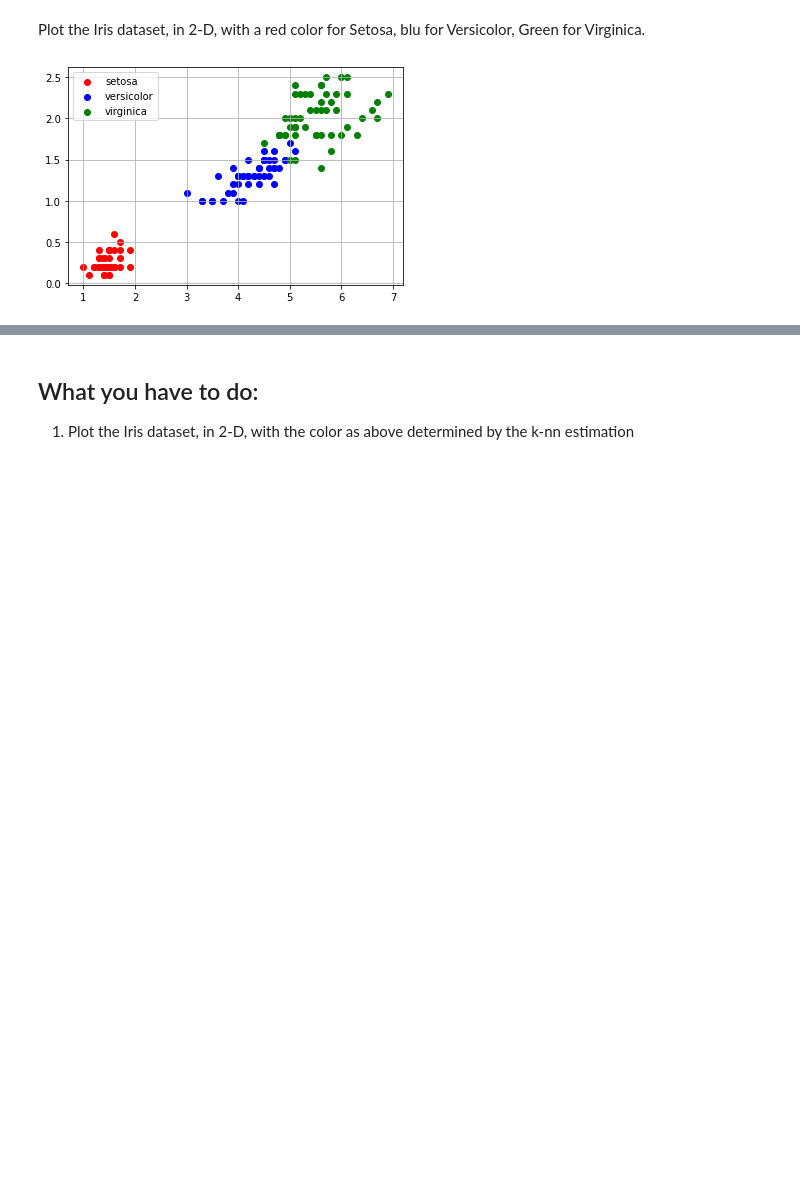
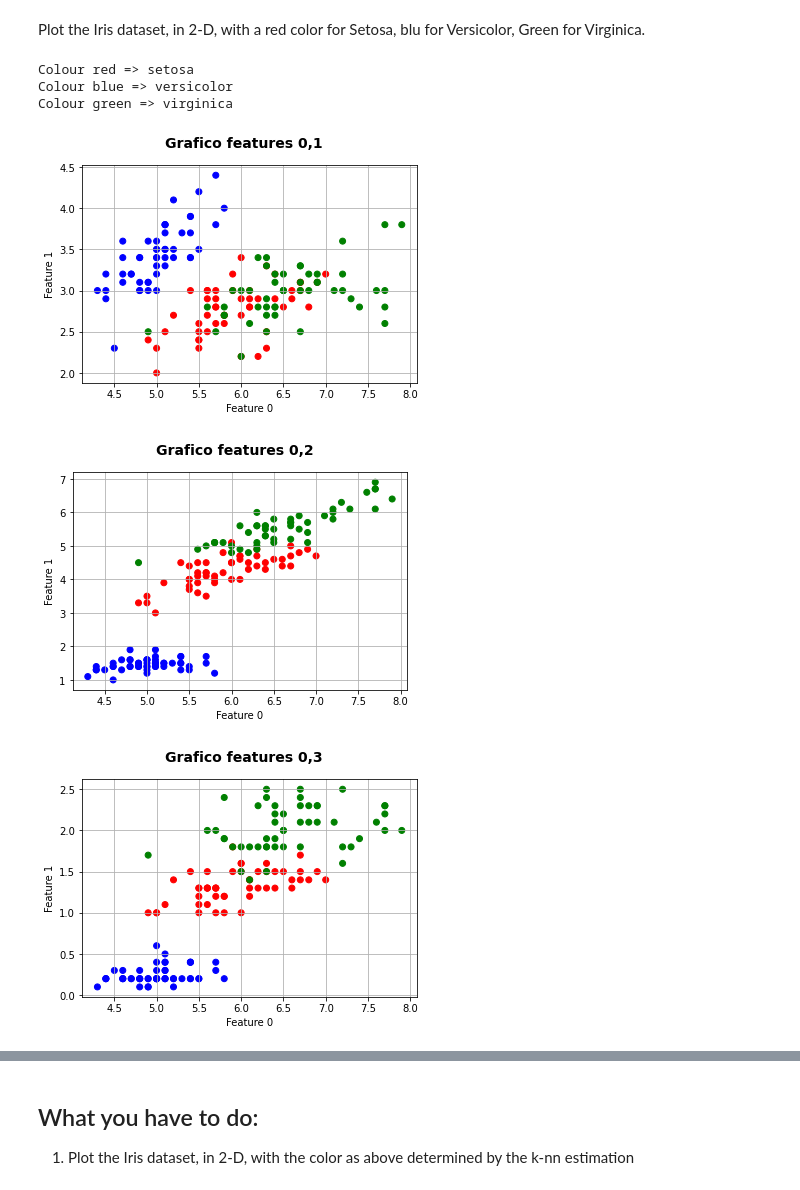
Before and after one commit to AlbertoCampini/AAUT, a Jupyter notebook: classification_iris_knn_aa_21_22.ipynb, the cells around one changed output, grey strips where cells are left out. Drawn from its saved outputs; the diff is of its cells as text; code cells hidden in the pictures; blank space fills up the shorter version.

```diff
--- a/classification_iris_knn_aa_21_22.ipynb
+++ b/classification_iris_knn_aa_21_22.ipynb
@@ -293,22 +293,46 @@ best accuracy=0.9666666666666667
 [figure]
 # %% [markdown]
 Plot the Iris dataset, in 2-D, with a red color for Setosa, blu for Versicolor, Green for Virginica.
-# %%
-fig, ax = plt.subplots()
-colors = {
-    "setosa": "red",
-    "versicolor": "blue",
-    "virginica": "green"
-}
-for name in range(len(iris.target_names)): # Per ogni classe di iris
-    d = iris.data[iris.target == name] # Prendo tutti i dati della classe i
-    x = d[:, 2:3] # Ascisse dei punti
-    y = d[:, 3:4] # Ordinate dei punti
-    ax.scatter(x, y, c=colors[iris.target_names[name]], label=iris.target_names[name]) # Plottiamo i punti
-
-ax.legend() # Ne aggiungiamo una legenda
-ax.grid(True) # Aggiungiamo una griglia
-plt.show() # Mostriamo il grafico
-# Vediamo chiaramente che Versicolor e Virginica sono difficili da classificare in modo corretto
-# %% [output]
-[figure, removed]
+# %%
+import numpy as np
+from numpy import zeros
+from sklearn import neighbors
+from sklearn.datasets import load_iris
+iris = load_iris()
+from sklearn.model_selection import train_test_split
+iris = load_iris()
+
+import matplotlib.pyplot as plt
+
+colors=['r','g','b']
+
+print("Colour red => "+str(iris.target_names[0]))
+print("Colour blue => "+str(iris.target_names[1]))
+print("Colour green => "+str(iris.target_names[2]))
+
+
+for (index_1,index_2) in [(0,1),(0,2),(0,3),(1,2),(1,3),(2,3)]:
+  fig = plt.figure()
+  fig.suptitle('Grafico features '+str(index_1)+","+str(index_2), fontsize=14, fontweight='bold')
+  ax = fig.add_subplot(111)
+  ax.set_xlabel('Feature 0')
+  ax.set_ylabel('Feature 1')
+  A=np.zeros((len(iris.data),2), float)
+  C = ['k'] * len(iris.data)
+  for i in range(len(iris.data)):
+    A[i,0]=iris.data[i,index_1]
+    A[i,1]=iris.data[i,index_2]
+    C[i]=colors[iris.target[i]-1]
+
+  ax.grid(True)
+  scatter=plt.scatter(A[:,0],A[:,1], c=C)
+  plt.show()
+
+  # Vediamo chiaramente che Versicolor e Virginica sono difficili da classificare in modo corretto
+# %% [output]
+Colour red => setosa
+Colour blue => versicolor
+Colour green => virginica
+[figure, added]
+[figure, added]
+[figure, added]
```
Also changed, not shown: parts of 7 cells of this notebook.
